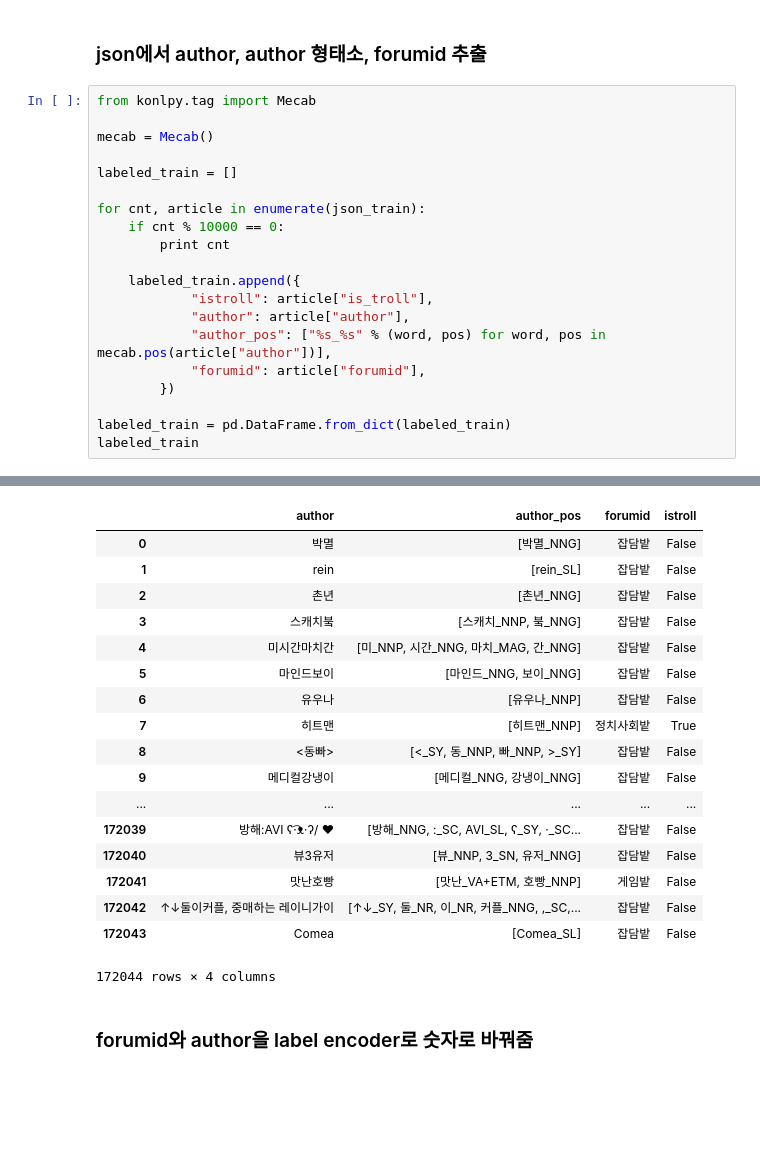
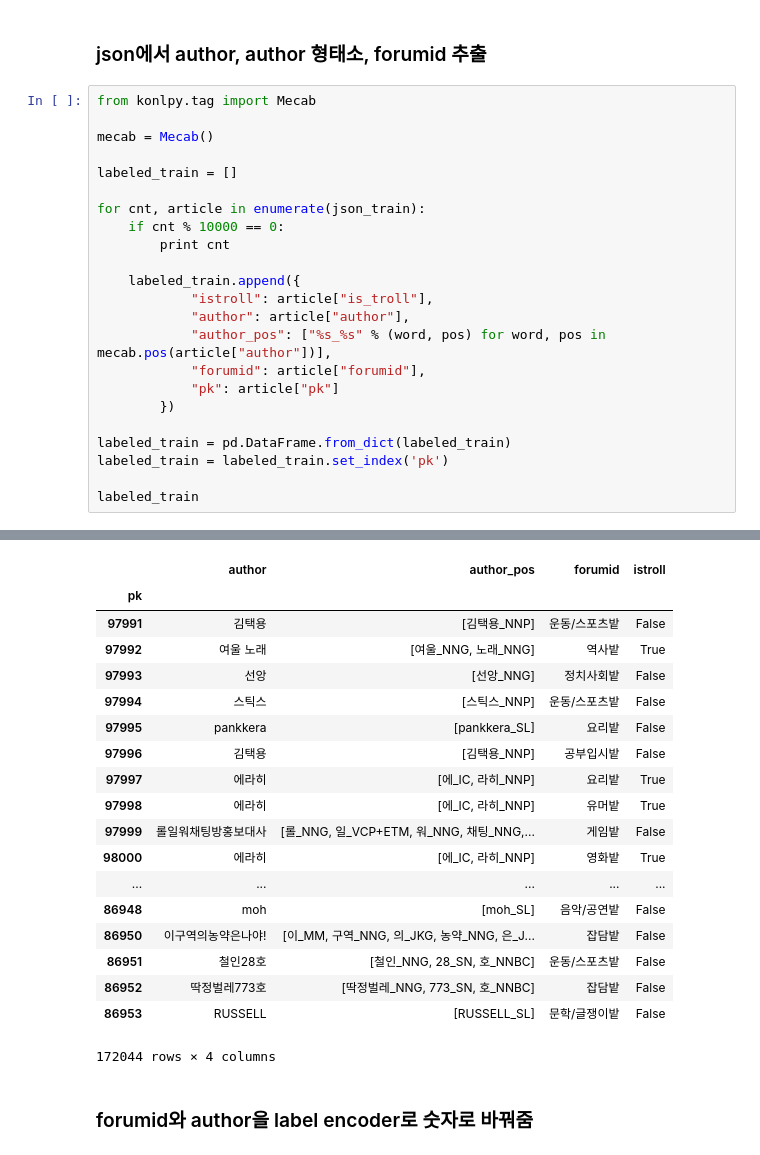
Before and after one commit to MacLunch/MacLunch, a Jupyter notebook: 1.Feature Extraction - Author, Forum.ipynb, the cells around one changed output, grey strips where cells are left out. Saved outputs shown, nothing was run; the diff lists cells and outputs as text; blank space fills up the shorter version.

```diff
--- a/1.Feature Extraction - Author, Forum.ipynb
+++ b/1.Feature Extraction - Author, Forum.ipynb
@@ -57,49 +58,53 @@ for cnt, article in enumerate(json_train):
 
     labeled_train.append({
             "istroll": article["is_troll"],
             "author": article["author"],
             "author_pos": ["%s_%s" % (word, pos) for word, pos in mecab.pos(article["author"])],
             "forumid": article["forumid"],
+            "pk": article["pk"]
         })
 
 labeled_train = pd.DataFrame.from_dict(labeled_train)
+labeled_train = labeled_train.set_index('pk')
+
 labeled_train
 # %% [output]
 0
 10000
 20000
 30000
 40000
 50000
 60000
 70000
 80000
 90000
 100000
 110000
 120000
 130000
 140000
 150000
 160000
 170000
 |  | author | author_pos | forumid | istroll |
-| 0 | 박멸 | [박멸_NNG] | 잡담밭 | False |
-| 1 | rein | [rein_SL] | 잡담밭 | False |
-| 2 | 촌년 | [촌년_NNG] | 잡담밭 | False |
-| 3 | 스캐치붘 | [스캐치_NNP, 붘_NNG] | 잡담밭 | False |
-| 4 | 미시간마치간 | [미_NNP, 시간_NNG, 마치_MAG, 간_NNG] | 잡담밭 | False |
-| 5 | 마인드보이 | [마인드_NNG, 보이_NNG] | 잡담밭 | False |
-| 6 | 유우나 | [유우나_NNP] | 잡담밭 | False |
-| 7 | 히트맨 | [히트맨_NNP] | 정치사회밭 | True |
-| 8 | <동빠> | [<_SY, 동_NNP, 빠_NNP, >_SY] | 잡담밭 | False |
-| 9 | 메디컬강냉이 | [메디컬_NNG, 강냉이_NNG] | 잡담밭 | False |
+| pk |  |  |  |  |
+| 97991 | 김택용 | [김택용_NNP] | 운동/스포츠밭 | False |
+| 97992 | 여울 노래 | [여울_NNG, 노래_NNG] | 역사밭 | True |
+| 97993 | 선앙 | [선앙_NNG] | 정치사회밭 | False |
+| 97994 | 스틱스 | [스틱스_NNP] | 운동/스포츠밭 | False |
+| 97995 | pankkera | [pankkera_SL] | 요리밭 | False |
+| 97996 | 김택용 | [김택용_NNP] | 공부입시밭 | False |
+| 97997 | 에라히 | [에_IC, 라히_NNP] | 요리밭 | True |
+| 97998 | 에라히 | [에_IC, 라히_NNP] | 유머밭 | True |
+| 97999 | 롤일워채팅방홍보대사 | [롤_NNG, 일_VCP+ETM, 워_NNG, 채팅_NNG,... | 게임밭 | False |
+| 98000 | 에라히 | [에_IC, 라히_NNP] | 영화밭 | True |
 | ... | ... | ... | ... | ... |
-| 172039 | 방해:AVI ʕ·͡ᴥ·ʔ/ ♥ | [방해_NNG, :_SC, AVI_SL, ʕ_SY, ·_SC... | 잡담밭 | False |
-| 172040 | 뷰3유저 | [뷰_NNP, 3_SN, 유저_NNG] | 잡담밭 | False |
-| 172041 | 맛난호빵 | [맛난_VA+ETM, 호빵_NNP] | 게임밭 | False |
-| 172042 | ↑↓둘이커플, 중매하는 레이니가이 | [↑↓_SY, 둘_NR, 이_NR, 커플_NNG, ,_SC,... | 잡담밭 | False |
-| 172043 | Comea | [Comea_SL] | 잡담밭 | False |
+| 86948 | moh | [moh_SL] | 음악/공연밭 | False |
+| 86950 | 이구역의농약은나야! | [이_MM, 구역_NNG, 의_JKG, 농약_NNG, 은_J... | 잡담밭 | False |
+| 86951 | 철인28호 | [철인_NNG, 28_SN, 호_NNBC] | 운동/스포츠밭 | False |
+| 86952 | 딱정벌레773호 | [딱정벌레_NNG, 773_SN, 호_NNBC] | 잡담밭 | False |
+| 86953 | RUSSELL | [RUSSELL_SL] | 문학/글쟁이밭 | False |
 172044 rows × 4 columns
 # %% [markdown]
 ### forumid와 author을 label encoder로 숫자로 바꿔줌
```
Also changed, not shown: parts of 7 cells of this notebook, 5 other files.
